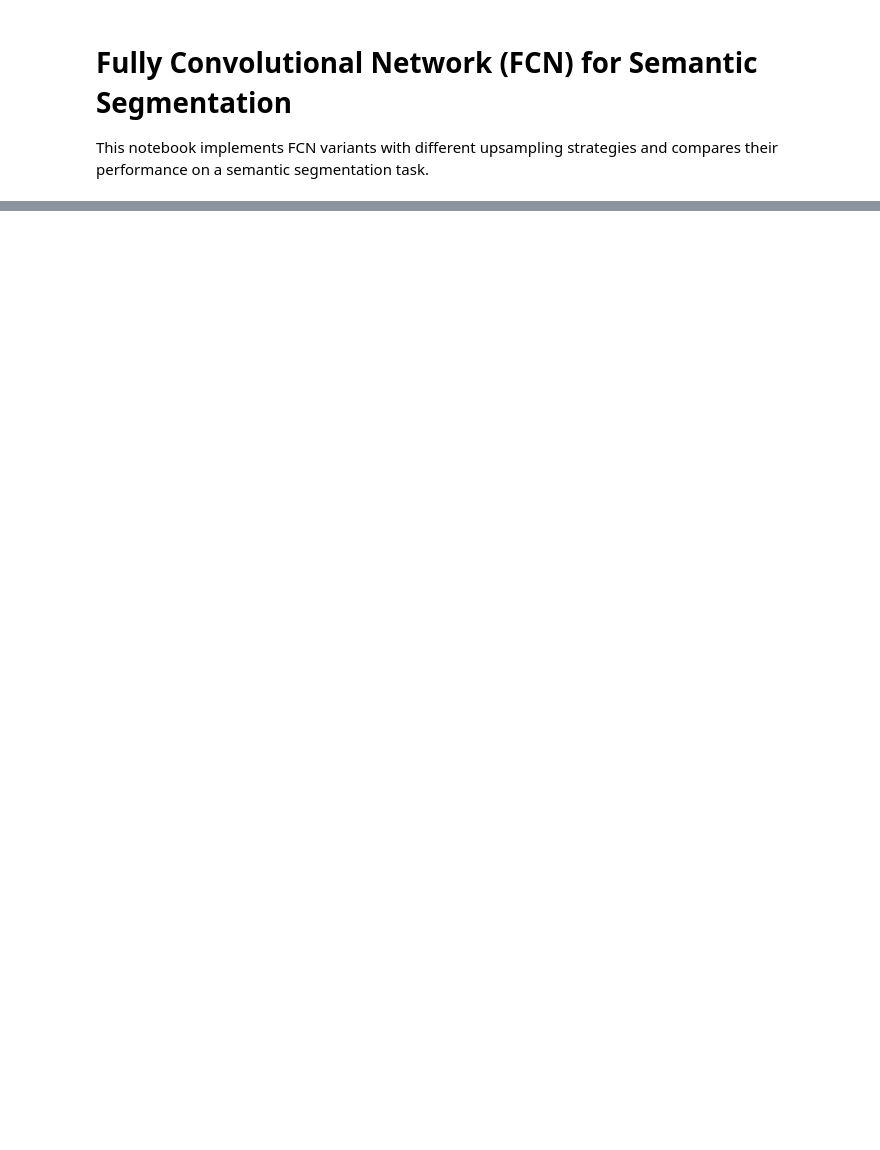
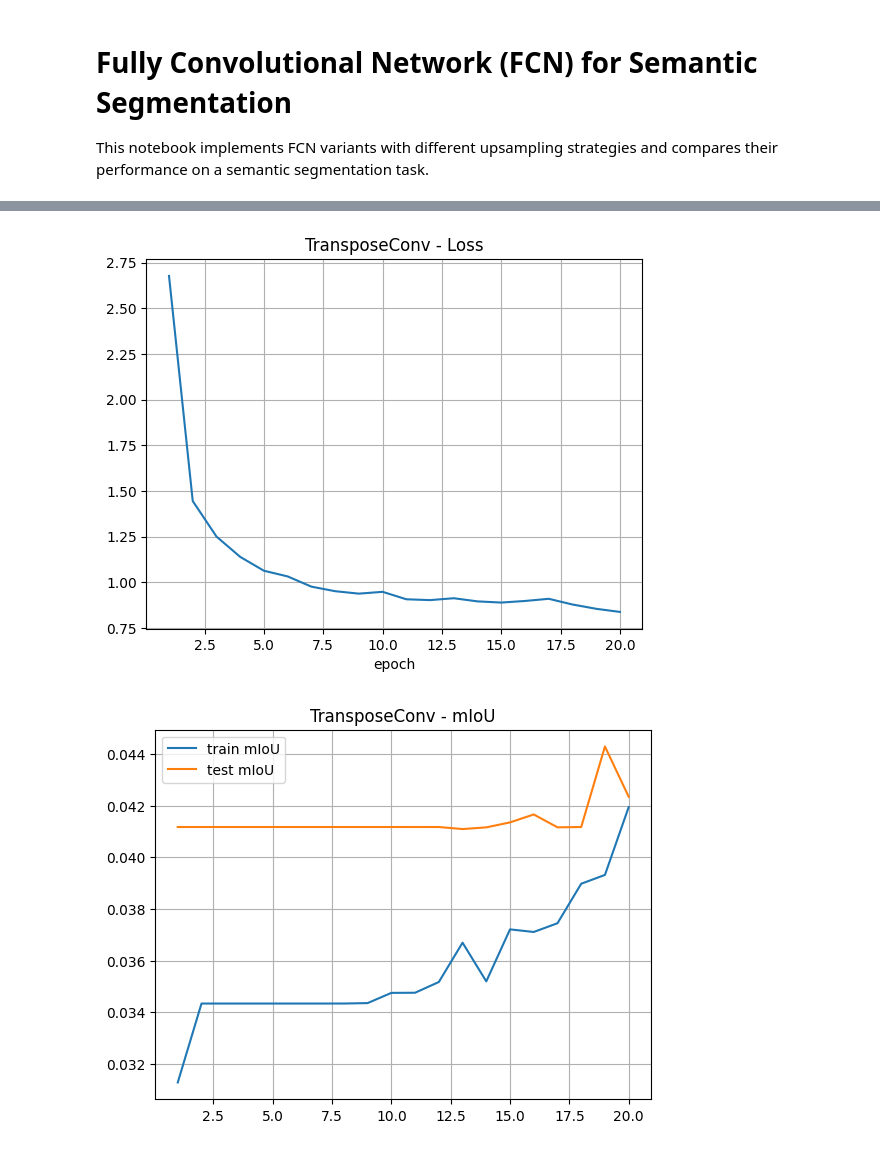
Before and after one commit to aakriti-st126490/SegmentationToVAE, a Jupyter notebook: Task_2.ipynb, the cells around one changed output, grey strips where cells are left out. Drawn from its saved outputs; the diff is of its cells as text; code cells hidden in the pictures; blank space fills up the shorter version.

```diff
--- a/Task_2.ipynb
+++ b/Task_2.ipynb
@@ -31,0 +433,9 @@ np.random.seed(42)
+# %%
+# ---------------------------
+# 7) Run both upsampling methods
+# ---------------------------
+# NOTE: for a quick smoke test, set CFG.epochs=3 above. Then set 20 for full run.
+print("Starting transpose training...")
+transpose_model, transpose_hist = fit_and_evaluate('transpose', CFG.variant)
+print("Starting bilinear training...")
+bilinear_model, bilinear_hist   = fit_and_evaluate('bilinear',  CFG.variant)
@@ -31,0 +456,15 @@ np.random.seed(42)
+# %%
+# ---------------------------
+# 8) Plot training curves
+# ---------------------------
+def plot_history(h, title):
+    epochs = list(range(1, len(h['train_loss'])+1))
+    plt.figure(); plt.title(f'{title} - Loss'); plt.plot(epochs, h['train_loss']); plt.xlabel('epoch'); plt.grid(True); plt.show()
+    plt.figure(); plt.title(f'{title} - mIoU'); plt.plot(epochs, h['train_mIoU'], label='train mIoU'); plt.plot(epochs, h['test_mIoU'], label='test mIoU'); plt.legend(); plt.grid(True); plt.show()
+    plt.figure(); plt.title(f'{title} - Pixel Acc'); plt.plot(epochs, h['train_pixacc'], label='train'); plt.plot(epochs, h['test_pixacc'], label='test'); plt.legend(); plt.grid(True); plt.show()
+
+plot_history(transpose_hist, 'TransposeConv')
+plot_history(bilinear_hist,  'Bilinear')
+# %% [output]
+[figure, added]
+[figure, added]
```
Also changed, not shown: parts of 16 cells of this notebook, 1 other file.
